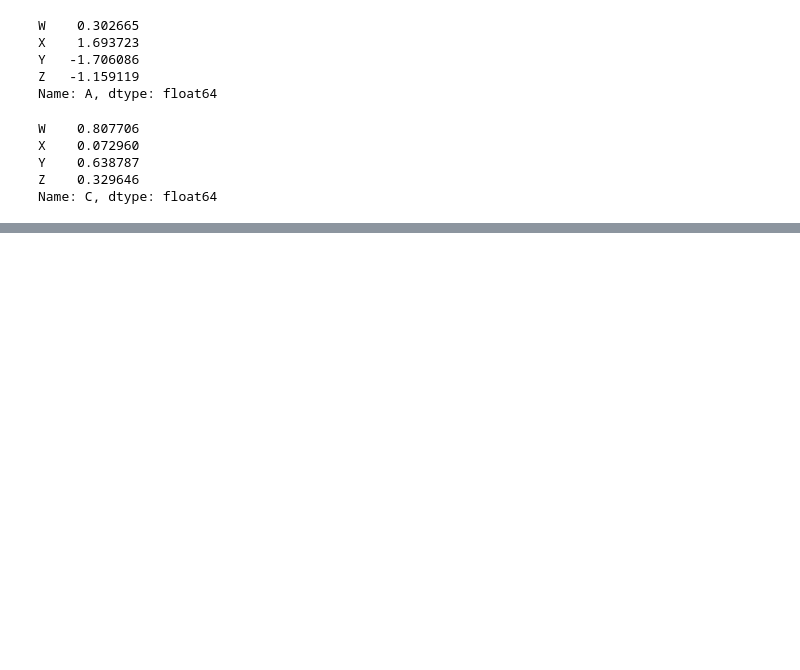
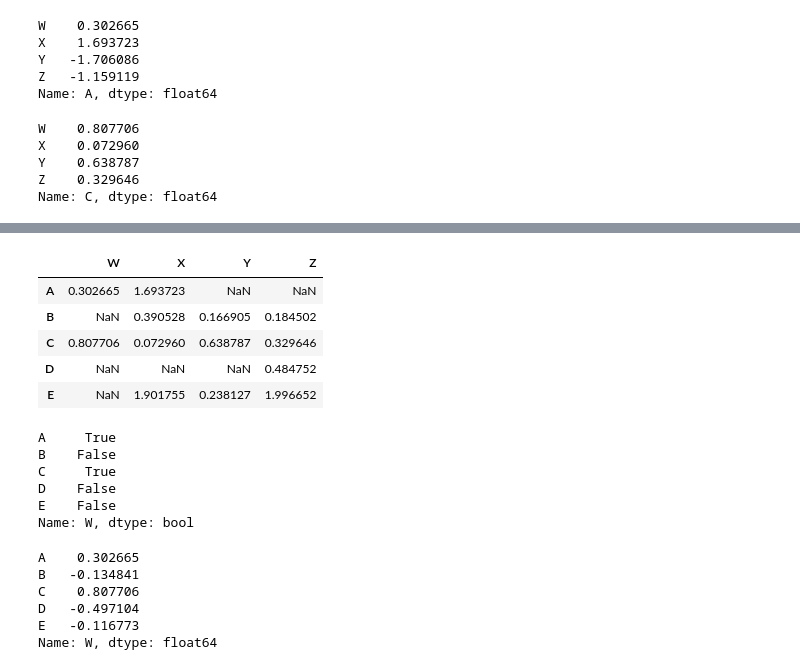
Before and after one commit to majikthise911/notes, a Jupyter notebook: udemyPythonForFinance/notes.ipynb, the cells around one changed output, grey strips where cells are left out. Saved outputs shown, nothing was run; the diff lists cells and outputs as text; code cells hidden in the pictures; blank space fills up the shorter version.

```diff
--- a/udemyPythonForFinance/notes.ipynb
+++ b/udemyPythonForFinance/notes.ipynb
@@ -221,0 +260,28 @@ Name: C, dtype: float64
+# %%
+df[df>0] # gives the same thing but in one line
+# %% [output]
+|  | W | X | Y | Z |
+| A | 0.302665 | 1.693723 | NaN | NaN |
+| B | NaN | 0.390528 | 0.166905 | 0.184502 |
+| C | 0.807706 | 0.072960 | 0.638787 | 0.329646 |
+| D | NaN | NaN | NaN | 0.484752 |
+| E | NaN | 1.901755 | 0.238127 | 1.996652 |
+# %%
+# can also just select a row and see where this statment is true
+df['W'] > 0
+# %% [output]
+A     True
+B    False
+C     True
+D    False
+E    False
+Name: W, dtype: bool
+# %%
+df['W'] # notice that the above booleans line up with the actual column values
+# %% [output]
+A    0.302665
+B   -0.134841
+C    0.807706
+D   -0.497104
+E   -0.116773
+Name: W, dtype: float64
```
Also changed, not shown: parts of 8 cells of this notebook.
